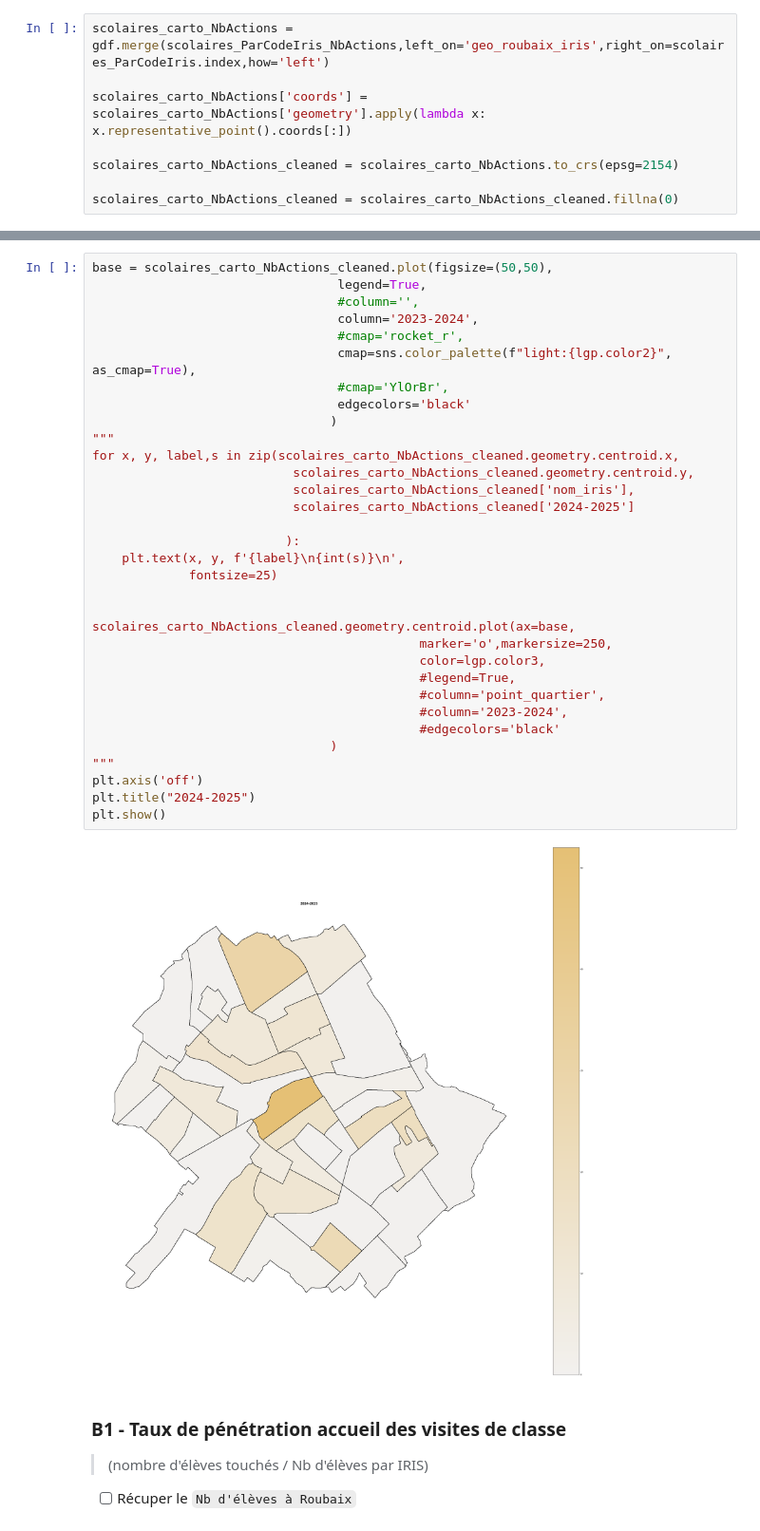
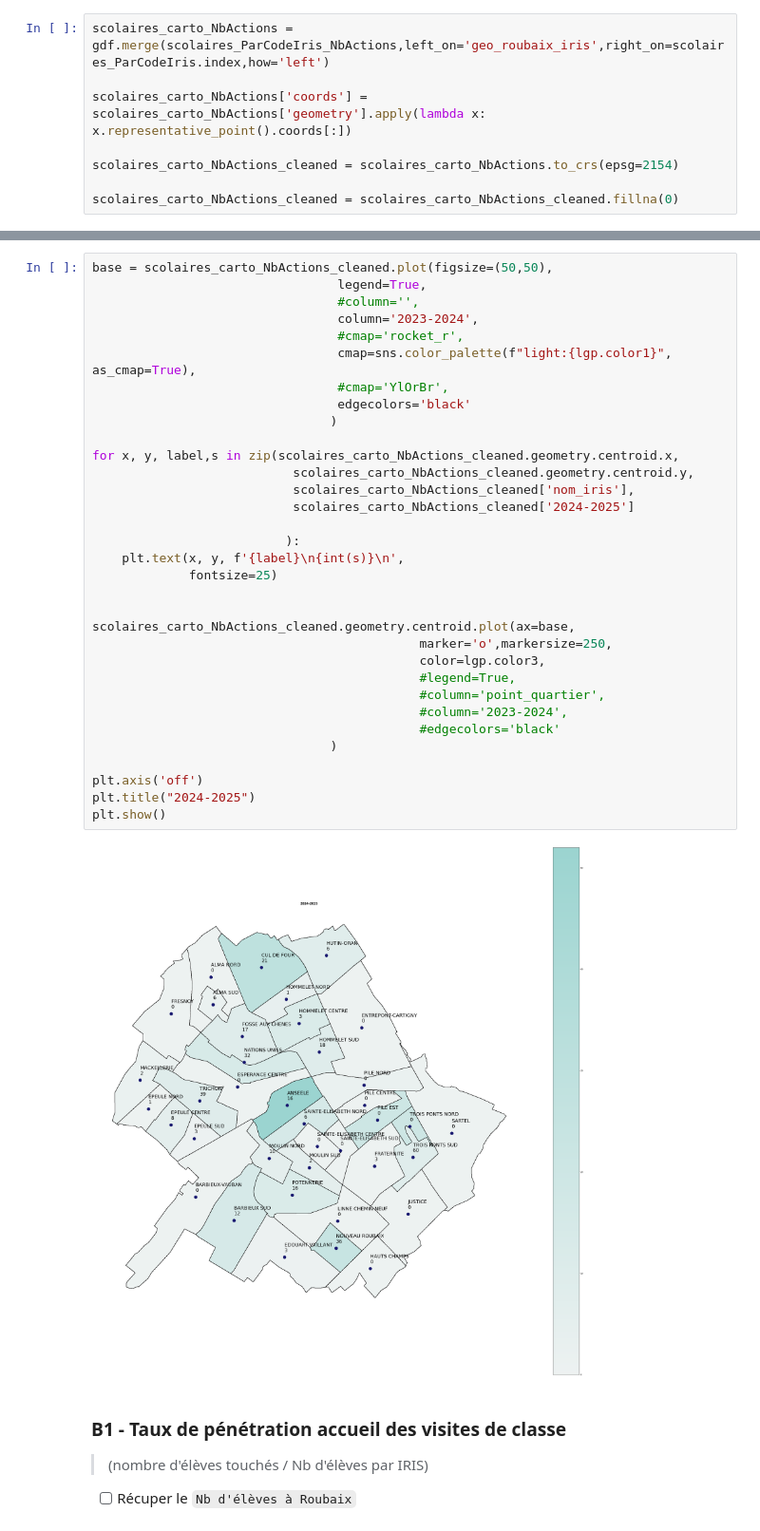
Before and after one commit to medrbx/kibini2, a Jupyter notebook: kibini/notebook_kibini2_med_quels_publics_action_culturelle.ipynb, the cells around one changed output, grey strips where cells are left out. Shown at 95% size. Drawn from its saved outputs; the diff is of its cells as text.

```diff
--- a/kibini/notebook_kibini2_med_quels_publics_action_culturelle.ipynb
+++ b/kibini/notebook_kibini2_med_quels_publics_action_culturelle.ipynb
@@ -935,37 +952,37 @@ plt.show()
 base = scolaires_carto_NbActions_cleaned.plot(figsize=(50,50),
                                  legend=True,
                                  #column='',
                                  column='2023-2024',
                                  #cmap='rocket_r',
-                                 cmap=sns.color_palette(f"light:{lgp.color2}", as_cmap=True),
+                                 cmap=sns.color_palette(f"light:{lgp.color1}", as_cmap=True),
                                  #cmap='YlOrBr',
                                  edgecolors='black'
                                 )
-"""
+
 for x, y, label,s in zip(scolaires_carto_NbActions_cleaned.geometry.centroid.x,
                            scolaires_carto_NbActions_cleaned.geometry.centroid.y,
                            scolaires_carto_NbActions_cleaned['nom_iris'],
                            scolaires_carto_NbActions_cleaned['2024-2025']
 
                           ):
     plt.text(x, y, f'{label}\n{int(s)}\n',
              fontsize=25)
 
 
 scolaires_carto_NbActions_cleaned.geometry.centroid.plot(ax=base,
                                             marker='o',markersize=250,
                                             color=lgp.color3,
                                             #legend=True,
                                             #column='point_quartier',
                                             #column='2023-2024',
                                             #edgecolors='black'
                                 )
-"""
+
 plt.axis('off')
 plt.title("2024-2025")
 plt.show()
 # %% [output]
-[figure, old version]
+[figure, new version]
 # %% [markdown]
 ### B1 - Taux de pénétration accueil des visites de classe
 > (nombre d'élèves touchés / Nb d'élèves par IRIS)
```
Also changed, not shown: parts of 20 cells of this notebook.
